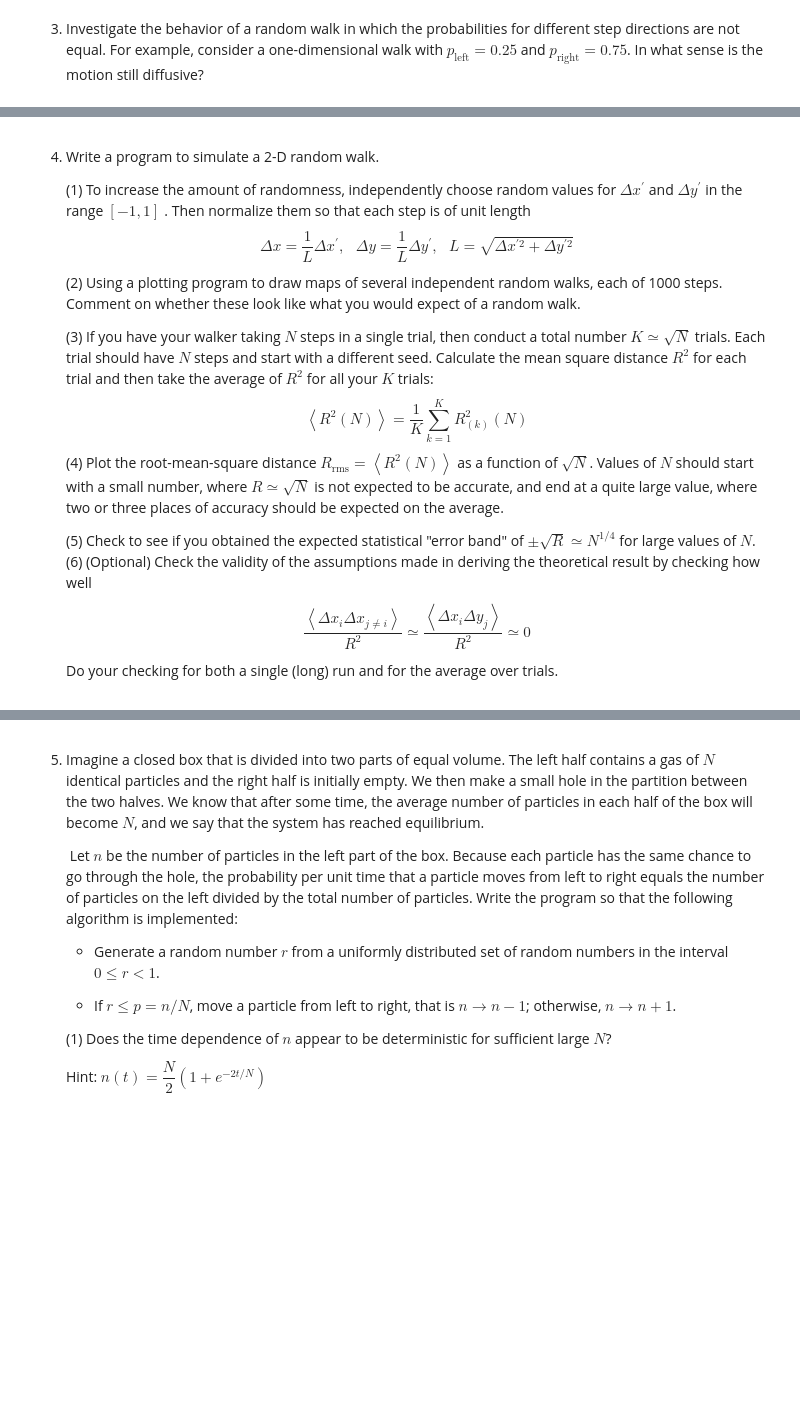
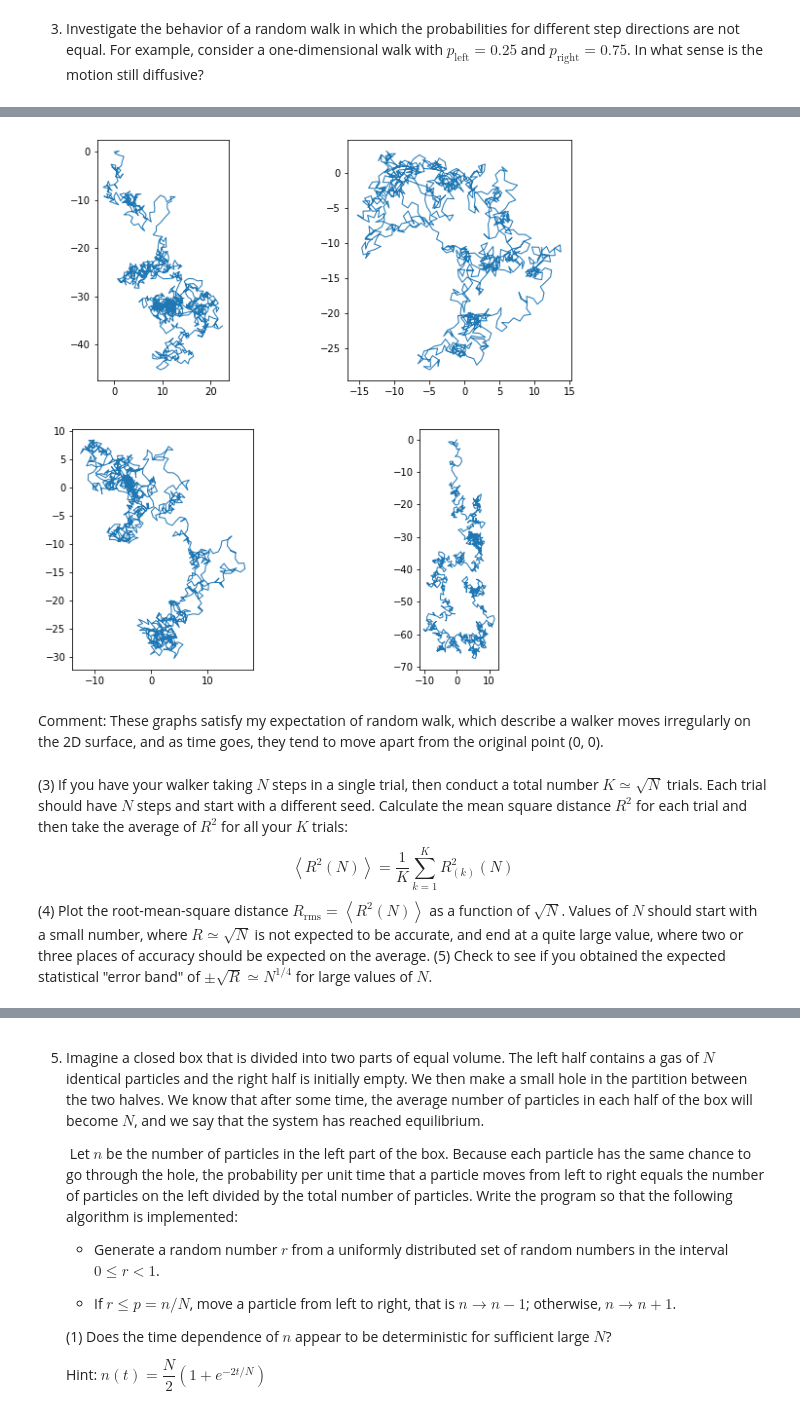
Before and after one commit to Little-old-brother-team/GroupWork, a Jupyter notebook: Week16/Week16.ipynb, the cells around one changed output, grey strips where cells are left out. Saved outputs shown, nothing was run; the diff lists cells and outputs as text; code cells hidden in the pictures; blank space fills up the shorter version.

```diff
--- a/Week16/Week16.ipynb
+++ b/Week16/Week16.ipynb
@@ -14,26 +24,47 @@
+# %%
+# done by 陈丹扬
+# (1) & (2)
+import numpy as np
+import time
+import matplotlib.pyplot as plt
+
+def RandomWalk2D(N, dtype=np.float32):
+    np.random.seed(int(time.time() * 1000 % 2**32))
+    steps = np.random.rand(N, 2) - 0.5
+    steps = steps / np.reshape(np.sqrt(np.sum(steps**2, axis=1, dtype=dtype)), (N, 1))
+
+    pos = np.zeros((N+1, 2))
+    for i in range(N):
+        pos[i+1, :] = pos[i] + steps[i]
+
+    return pos
+
+def plotWalk2D(pos, linewidth=1, title=None):
+    plt.plot(pos[:, 0], pos[:, 1], linewidth=linewidth)
+    plt.axis('scaled')
+    plt.title(title)
+
+plt.figure(figsize=(10, 10))
+plt.subplot(221)
+plotWalk2D(RandomWalk2D(1000, dtype=np.float32), title="float")
+plt.subplot(222)
+plotWalk2D(RandomWalk2D(1000, dtype=np.float32), title="float")
+plt.subplot(223)
+plotWalk2D(RandomWalk2D(1000, dtype=np.float64), title="double")
+plt.subplot(224)
+plotWalk2D(RandomWalk2D(1000, dtype=np.float64), title="double")
+plt.show()
+plt.close()
+# %% [output]
+[figure, added]
+# %% [markdown]
+Comment: These graphs satisfy my expectation of random walk, which describe a walker moves irregularly on the 2D surface, and as time goes, they tend to move apart from the original point (0, 0).
 # %% [markdown]
-4. Write a program to simulate a 2-D random walk.
-
-    (1) To increase the amount of randomness, independently choose random values for $\Delta x^{\prime}$ and $\Delta y^{\prime}$ in the range $\left[
-    -1,1\right]$. Then normalize them so that each step is of unit length
-    $$
-     \Delta x=\frac{1}{L}\Delta x^{\prime},\text{ }\Delta y=\frac{1}{L}\Delta
-    y^{\prime},\text{ }L=\sqrt{\Delta x^{\prime2}+\Delta y^{\prime2}}%
-    $$
-    (2) Using a plotting program to draw maps of several independent random walks, each of 1000 steps. Comment on whether these look like what you would expect of a random walk.
-
-    (3) If you have your walker taking $N$ steps in a single trial, then conduct a total number $K\simeq\sqrt{N}$ trials. Each trial should have $N$ steps and start with a different seed.
-    Calculate the mean square distance $R^{2}$ for each trial and then take the average of $R^{2}$ for all your $K$ trials:
-    $$
-    \left\langle R^{2}\left(  N\right)  \right\rangle =\frac{1}{K}\sum_{k=1}%
-    ^{K}R_{\left(  k\right)  }^{2}\left(  N\right)
-    $$
-    (4) Plot the root-mean-square distance $R_{\text{rms}}=\left\langle R^{2}\left(  N\right)\right\rangle$ as a function of $\sqrt{N}$. Values of $N$ should start with a small number, where $R\simeq\sqrt{N}$ is not expected to be accurate, and end at a quite large value, where two or three places of accuracy should be expected on the average.
-
-    (5) Check to see if you obtained the expected statistical "error band" of $\pm\sqrt{R}\simeq N^{1/4}$ for large values of $N$.
-    (6) (Optional) Check the validity of the assumptions made in deriving the theoretical result by checking how well
-    $$
-    \frac{\left\langle \Delta x_{i}\Delta x_{j\neq i}\right\rangle }{R^{2}}%
-    \simeq\frac{\left\langle \Delta x_{i}\Delta y_{j}\right\rangle }{R^{2}}\simeq0
-    $$
-    Do your checking for both a single (long) run and for the average over trials.
+(3) If you have your walker taking $N$ steps in a single trial, then conduct a total number $K\simeq\sqrt{N}$ trials. Each trial should have $N$ steps and start with a different seed.
+Calculate the mean square distance $R^{2}$ for each trial and then take the average of $R^{2}$ for all your $K$ trials:
+$$
+\left\langle R^{2}\left(  N\right)  \right\rangle =\frac{1}{K}\sum_{k=1}%
+^{K}R_{\left(  k\right)  }^{2}\left(  N\right)
+$$
+(4) Plot the root-mean-square distance $R_{\text{rms}}=\left\langle R^{2}\left(  N\right)\right\rangle$ as a function of $\sqrt{N}$. Values of $N$ should start with a small number, where $R\simeq\sqrt{N}$ is not expected to be accurate, and end at a quite large value, where two or three places of accuracy should be expected on the average.
+(5) Check to see if you obtained the expected statistical "error band" of $\pm\sqrt{R}\simeq N^{1/4}$ for large values of $N$.
```
Also changed, not shown: parts of 3 cells of this notebook.
